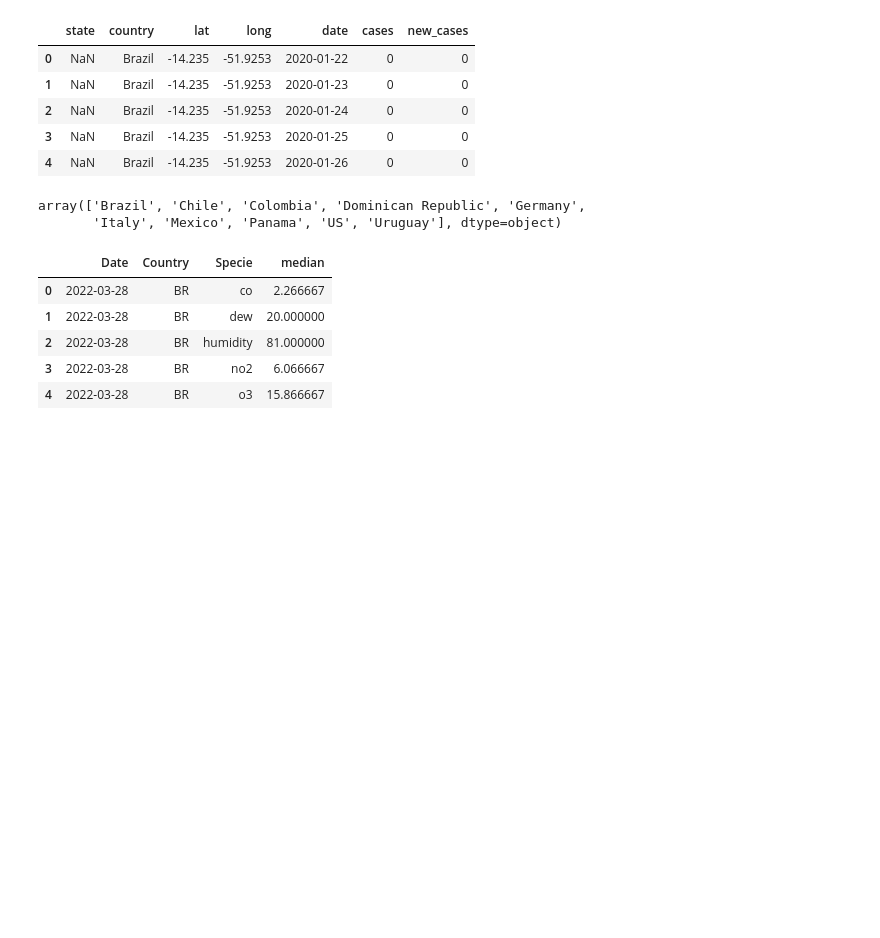
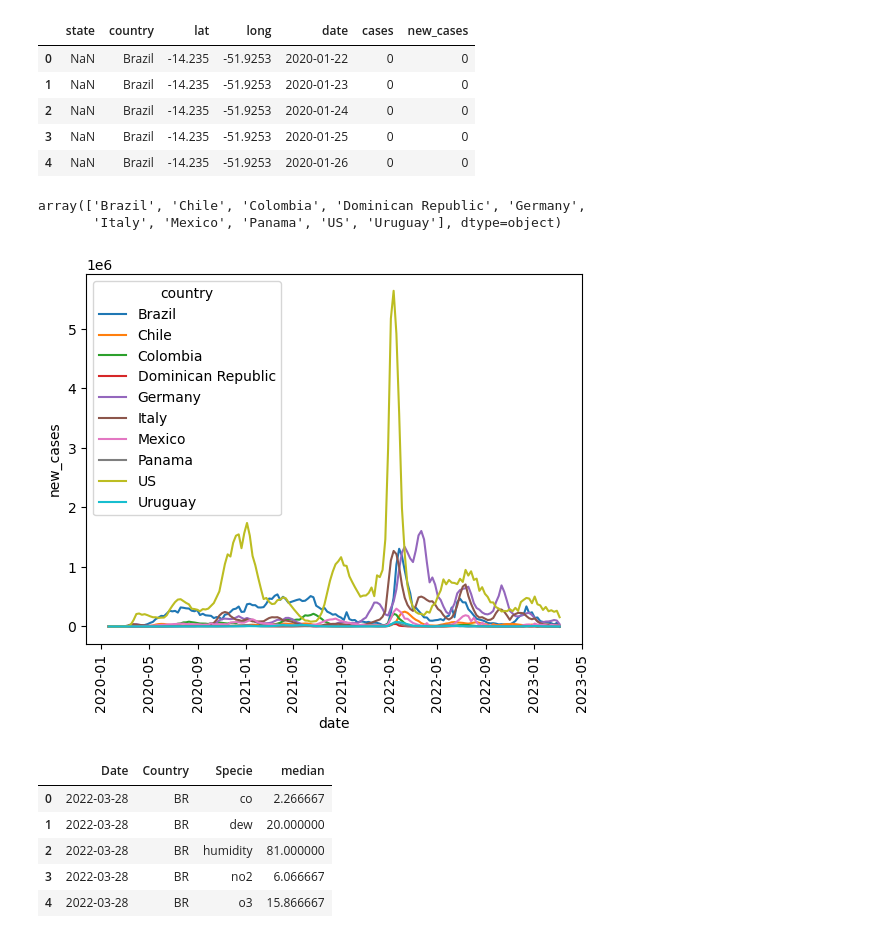
Before and after one commit to danielgvb/thesis, a Jupyter notebook: Data/xx_merging_steps.ipynb, the cells around one changed output. Cells and saved outputs as stored; diff of their text form; code cells hidden in the pictures; blank space fills up the shorter version.

```diff
--- a/Data/xx_merging_steps.ipynb
+++ b/Data/xx_merging_steps.ipynb
@@ -27,3 +41,9 @@ df_covid['date_str'] = df_covid['date'].astype(str)
+# %%
+sns.lineplot(data = df_covid_weekly, x = 'date', y = 'new_cases', hue = 'country')
+plt.xticks(rotation = 90)
+plt.show()
+# %% [output]
+[figure, added]
 # %%
 df_atmos = pd.read_csv('silver/atmosferic_data.csv')
 df_atmos.head()
```
Also changed, not shown: parts of 39 cells of this notebook, 1 other file.
